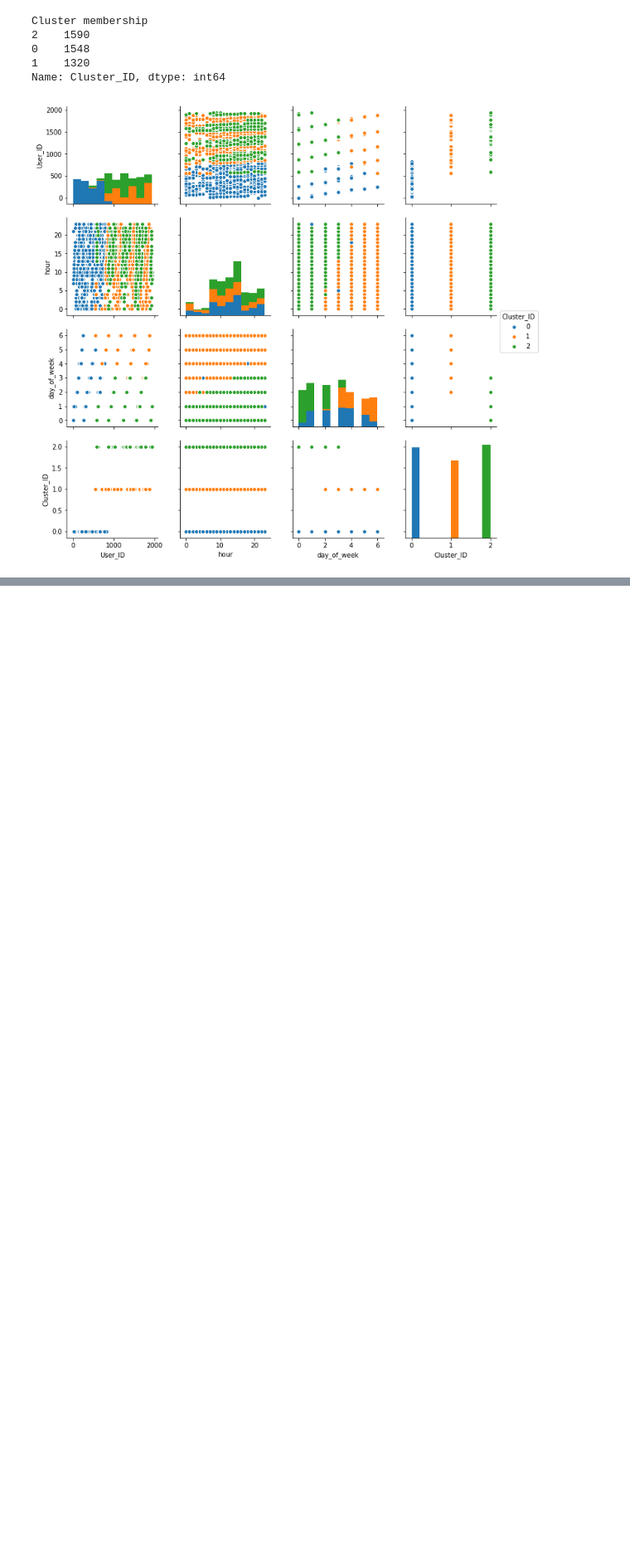
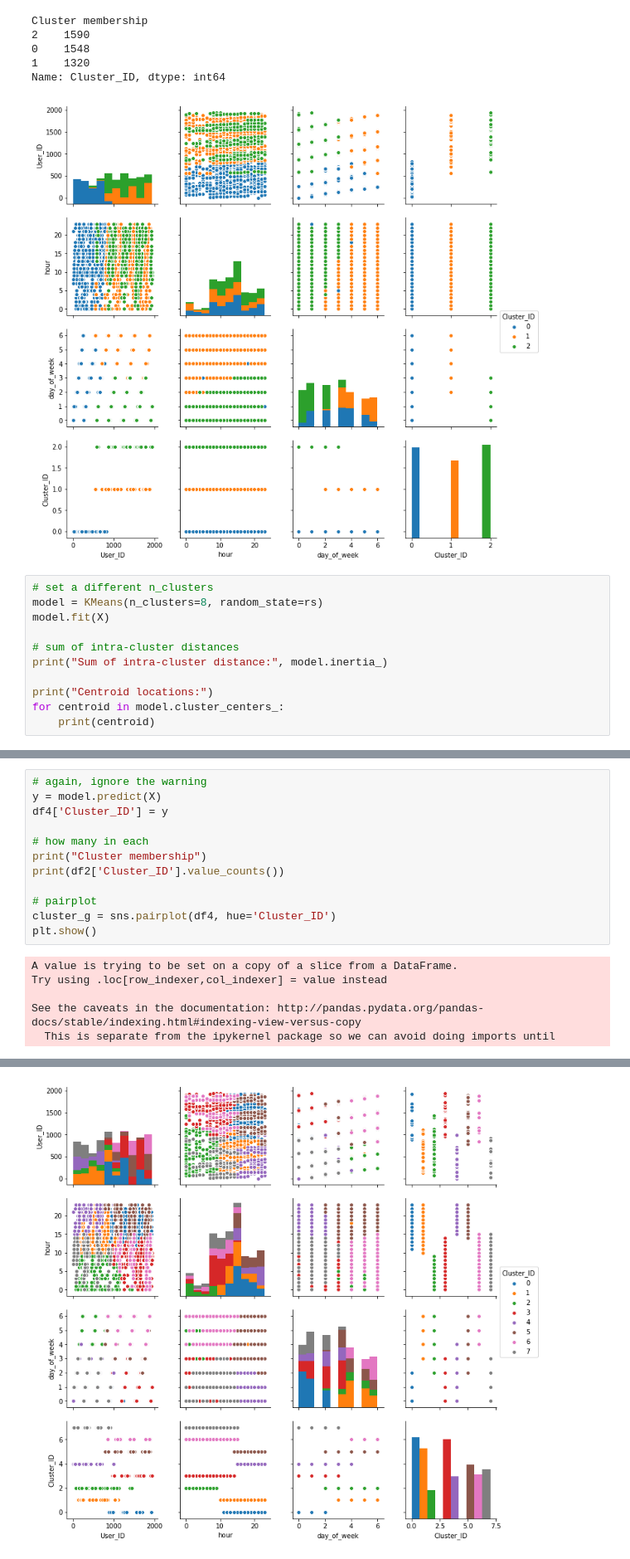
Before and after one commit to MaxEdman/IFN645_CaseStudy2, a Jupyter notebook: Task 6 - Web Mining.ipynb, the cells around one changed output, grey strips where cells are left out. Shown at 83% size. Drawn from its saved outputs; the diff is of its cells as text; blank space fills up the shorter version.

Commit message:
added clustering

```diff
--- a/Task 6 - Web Mining.ipynb
+++ b/Task 6 - Web Mining.ipynb
@@ -436,3 +436,14 @@ Cluster membership
 1    1320
 Name: Cluster_ID, dtype: int64
 [figure]
+# %%
+# set a different n_clusters
+model = KMeans(n_clusters=8, random_state=rs)
+model.fit(X)
+
+# sum of intra-cluster distances
+print("Sum of intra-cluster distance:", model.inertia_)
+
+print("Centroid locations:")
+for centroid in model.cluster_centers_:
+    print(centroid)
@@ -438,0 +461,18 @@ Name: Cluster_ID, dtype: int64
+# %%
+# again, ignore the warning
+y = model.predict(X)
+df4['Cluster_ID'] = y
+
+# how many in each
+print("Cluster membership")
+print(df2['Cluster_ID'].value_counts())
+
+# pairplot
+cluster_g = sns.pairplot(df4, hue='Cluster_ID')
+plt.show()
+# %% [output]
+A value is trying to be set on a copy of a slice from a DataFrame.
+Try using .loc[row_indexer,col_indexer] = value instead
+
+See the caveats in the documentation: http://pandas.pydata.org/pandas-docs/stable/indexing.html#indexing-view-versus-copy
+  This is separate from the ipykernel package so we can avoid doing imports until
@@ -438,0 +489 @@ Name: Cluster_ID, dtype: int64
+[figure, added]
```
Also changed, not shown: parts of 8 cells of this notebook.
